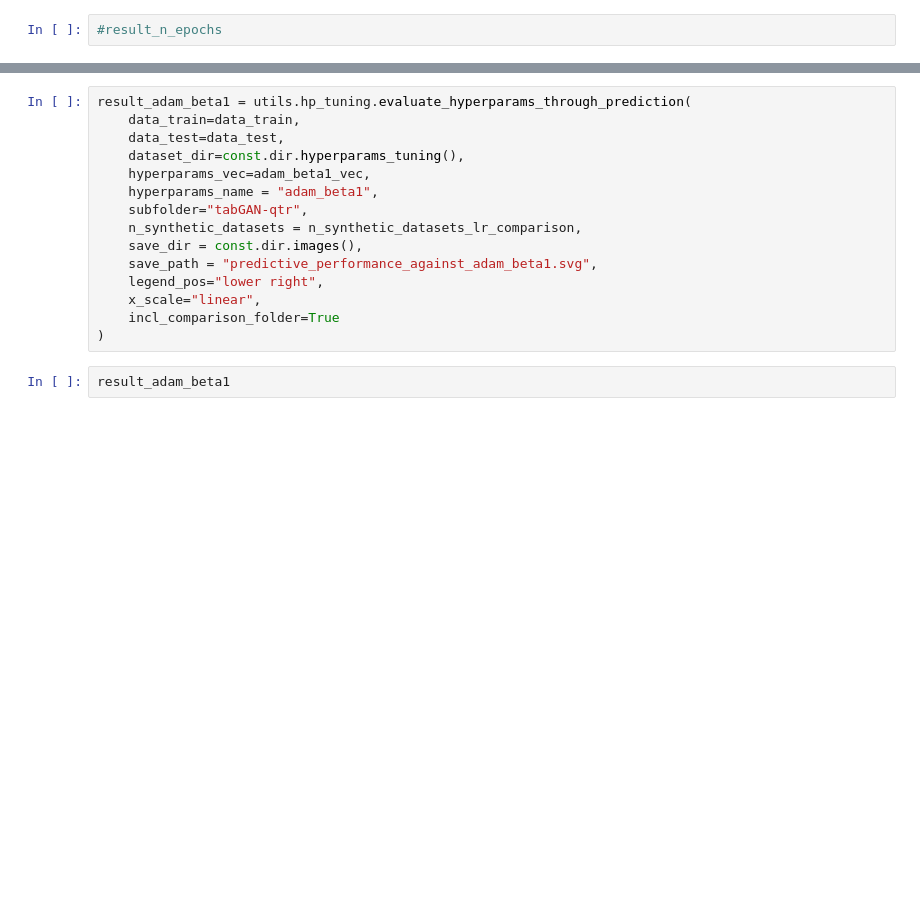
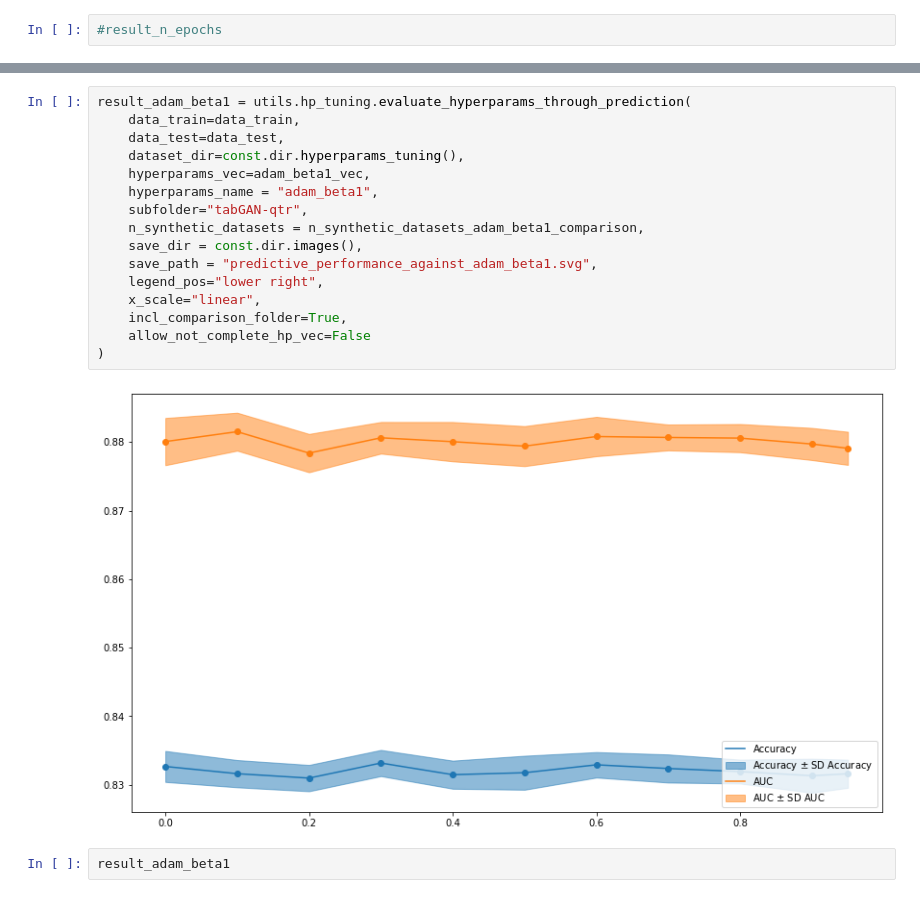
Before and after one commit to ArneRustad/Master-thesis-cf, a Jupyter notebook: scripts/tabGAN_hyperparam_tuning.ipynb, the cells around one changed output, grey strips where cells are left out. Saved outputs shown, nothing was run; the diff lists cells and outputs as text; blank space fills up the shorter version.

```diff
--- a/scripts/tabGAN_hyperparam_tuning.ipynb
+++ b/scripts/tabGAN_hyperparam_tuning.ipynb
@@ -171,18 +160,21 @@ utils.hp_tuning.generate_multiple_datasets_for_multiple_hyperparameters(
 # %%
 result_adam_beta1 = utils.hp_tuning.evaluate_hyperparams_through_prediction(
     data_train=data_train,
     data_test=data_test,
     dataset_dir=const.dir.hyperparams_tuning(),
     hyperparams_vec=adam_beta1_vec,
     hyperparams_name = "adam_beta1",
     subfolder="tabGAN-qtr",
-    n_synthetic_datasets = n_synthetic_datasets_lr_comparison,
+    n_synthetic_datasets = n_synthetic_datasets_adam_beta1_comparison,
     save_dir = const.dir.images(),
     save_path = "predictive_performance_against_adam_beta1.svg",
     legend_pos="lower right",
     x_scale="linear",
-    incl_comparison_folder=True
+    incl_comparison_folder=True,
+    allow_not_complete_hp_vec=False
 )
+# %% [output]
+[figure, added]
 # %%
 result_adam_beta1
 # %% [output]
```
Also changed, not shown: parts of 40 cells of this notebook, 46 other files.
